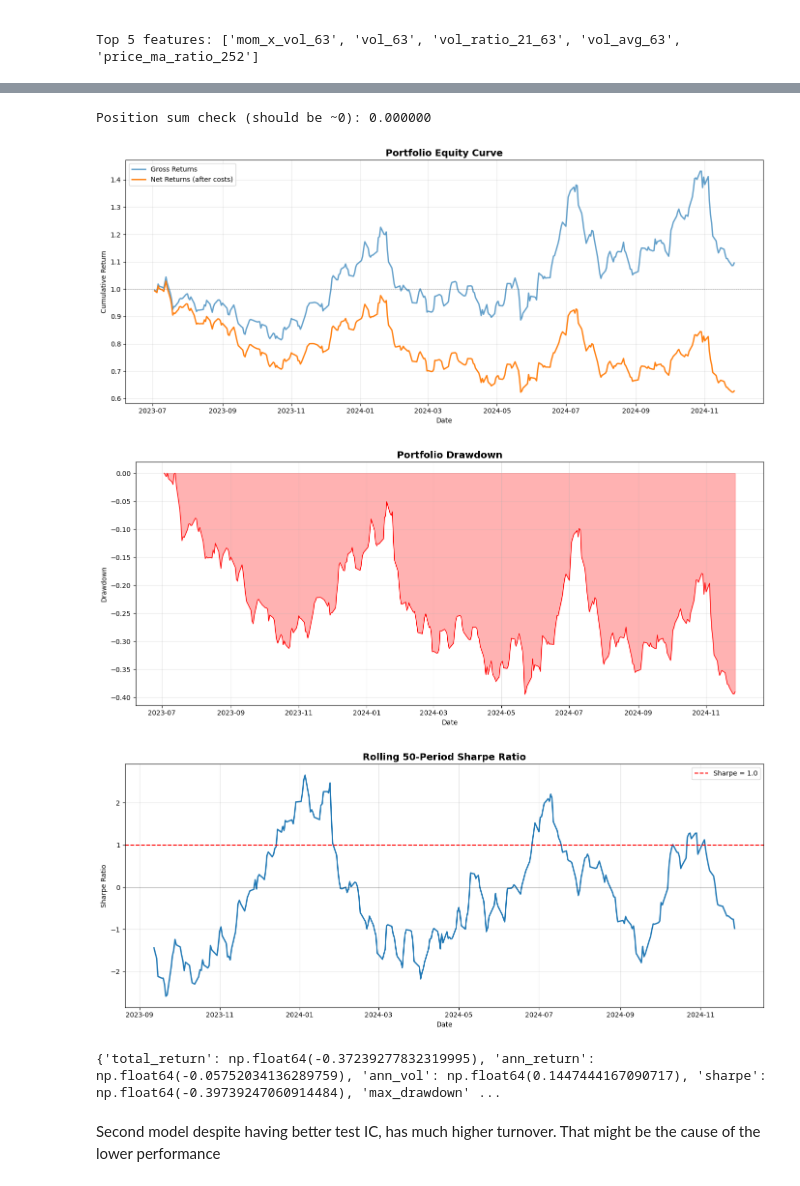
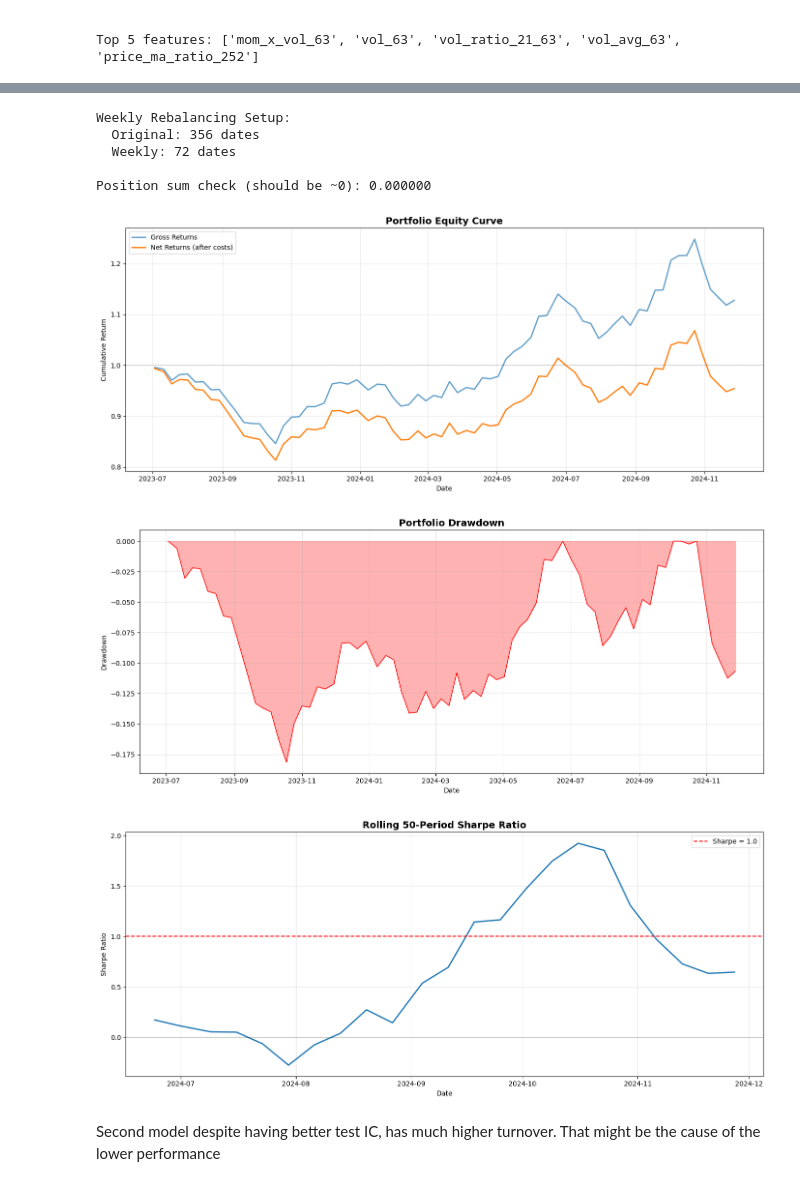
Before and after one commit to Sudhanva420/ml-equity-long-short-strategy, a Jupyter notebook: Notebooks/alpha_modeling_LGBM.ipynb, the cells around one changed output, grey strips where cells are left out. Drawn from its saved outputs; the diff is of its cells as text; code cells hidden in the pictures.

Commit message:
Fix: Implement weekly rebalancing to avoid overlapping return periods, added one path to gitignore

```diff
--- a/Notebooks/alpha_modeling_LGBM.ipynb
+++ b/Notebooks/alpha_modeling_LGBM.ipynb
@@ -605,7 +617,21 @@ def perf_pipeline(test_df):
 
     plots(portfolio_returns)
 
-    print(metrics)
+    return portfolio_returns, metrics
 
-perf_pipeline(test_df4)
+
+def filter_weekly(df):
+    all_dates = sorted(df['date'].unique())
+    weekly_dates = [all_dates[i] for i in range(0, len(all_dates), 5)]
+    test_weekly = df[df['date'].isin(weekly_dates)].copy()
+
+    print(f"Weekly Rebalancing Setup:")
+    print(f"  Original: {df['date'].nunique()} dates")
+    print(f"  Weekly: {test_weekly['date'].nunique()} dates\n")
+
+    return test_weekly
+
+test_weekly = filter_weekly(test_df4)
+# Run backtest
+portfolio_returns, metrics = perf_pipeline(test_weekly)
 # %% [output]
@@ -617,27 +646,44 @@ Position sum check (should be ~0): 0.000000
 # %%
 def perf_pipeline(test_df):
 
     test_df = construct_portfolio(test_df, pred_col='pred', top_pct=0.2, bottom_pct=0.2)
 
     portfolio_returns = stock_pnl_and_returns(test_df)
 
     portfolio_returns = turnover(test_df, portfolio_returns)
 
     portfolio_returns = apply_transaction_costs(portfolio_returns)
 
     metrics = performance_metrics(portfolio_returns, return_col='net_return', freq=52)
 
     plots(portfolio_returns)
 
-    print(metrics)
+    return portfolio_returns, metrics
 
-perf_pipeline(test_df2)
+
+def filter_weekly(df):
+    all_dates = sorted(df['date'].unique())
+    weekly_dates = [all_dates[i] for i in range(0, len(all_dates), 5)]
+    test_weekly = df[df['date'].isin(weekly_dates)].copy()
+
+    print(f"Weekly Rebalancing Setup:")
+    print(f"  Original: {df['date'].nunique()} dates")
+    print(f"  Weekly: {test_weekly['date'].nunique()} dates\n")
+
+    return test_weekly
+
+test_weekly = filter_weekly(test_df2)
+# Run backtest
+portfolio_returns, metrics = perf_pipeline(test_weekly)
 # %% [output]
+Weekly Rebalancing Setup:
+  Original: 356 dates
+  Weekly: 72 dates
+
 Position sum check (should be ~0): 0.000000
-[figure, old version]
+[figure, new version]
-[figure, old version]
+[figure, new version]
-[figure, old version]
+[figure, new version]
-{'total_return': np.float64(-0.37239277832319995), 'ann_return': np.float64(-0.05752034136289759), 'ann_vol': np.float64(0.1447444167090717), 'sharpe': np.float64(-0.39739247060914484), 'max_drawdown' ...
 # %% [markdown]
 Second model despite having better test IC, has much higher turnover. That might be the cause of the lower performance
 # %% [markdown]
```
Also changed, not shown: parts of 11 cells of this notebook, 8 other files.
